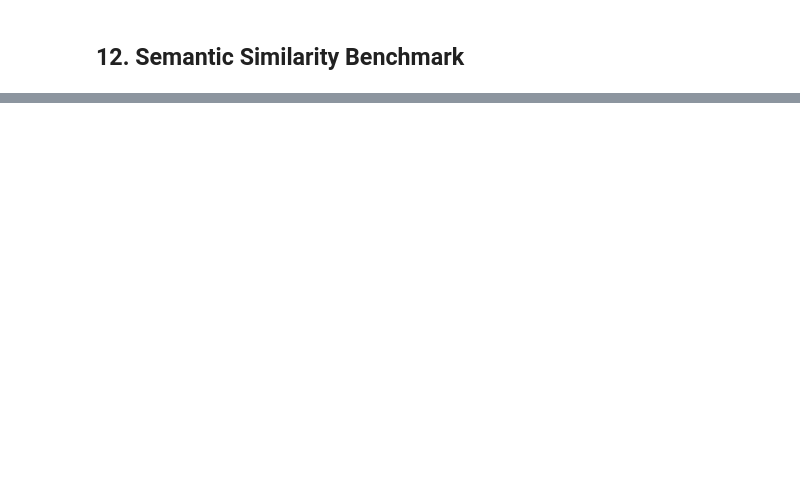
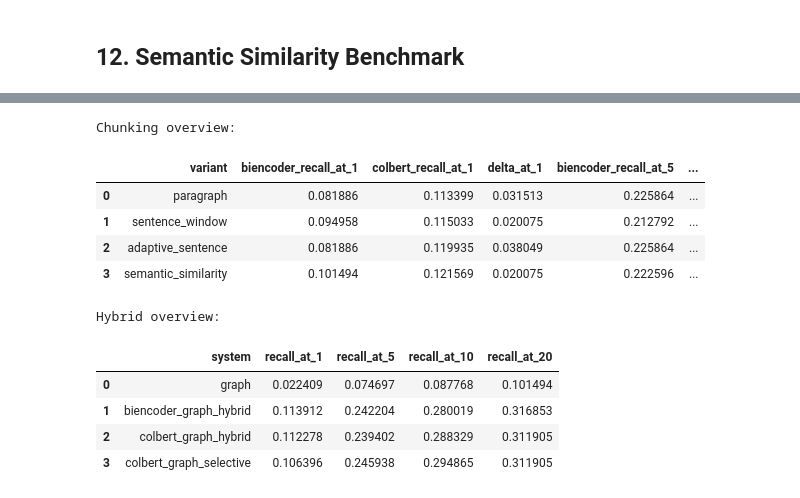
Before and after one commit to Tasselyy/1508-project, a Jupyter notebook: notebooks/run_benchmark.ipynb, the cells around one changed output, grey strips where cells are left out. Saved outputs shown, nothing was run; the diff lists cells and outputs as text; code cells hidden in the pictures; blank space fills up the shorter version.

```diff
--- a/notebooks/run_benchmark.ipynb
+++ b/notebooks/run_benchmark.ipynb
@@ -403,0 +883,49 @@ If a heavy section fails partway through, keep the partial artifacts for inspect
+# %%
+import matplotlib.pyplot as plt
+import seaborn as sns
+
+sns.set_theme(style="whitegrid")
+
+variant_rows = []
+for label in NOTEBOOK_VARIANTS:
+    if label == "paragraph":
+        summary_path = Path("results") / "summary_statistics.csv"
+    else:
+        summary_path = Path("results") / "notebook" / label / "summary_statistics.csv"
+
+    if not summary_path.exists():
+        continue
+
+    summary_df = pd.read_csv(summary_path)
+    overall = summary_df[summary_df["entity_group"] == "overall"].copy()
+
+    row = {"variant": label}
+    for _, metric_row in overall.iterrows():
+        k = int(metric_row["k"])
+        row[f"biencoder_recall_at_{k}"] = metric_row["biencoder_recall"]
+        row[f"colbert_recall_at_{k}"] = metric_row["colbert_recall"]
+        row[f"delta_at_{k}"] = metric_row["delta"]
+    variant_rows.append(row)
+
+variant_overview = pd.DataFrame(variant_rows)
+
+hybrid_compare_path = Path("results") / "notebook" / "colbert_graph_hybrid" / "hybrid_compare_overall.csv"
+hybrid_overview = pd.read_csv(hybrid_compare_path) if hybrid_compare_path.exists() else pd.DataFrame()
+
+print("Chunking overview:")
+display(variant_overview)
+print("Hybrid overview:")
+display(hybrid_overview)
+# %% [output]
+Chunking overview:
+|  | variant | biencoder_recall_at_1 | colbert_recall_at_1 | delta_at_1 | biencoder_recall_at_5 | ... |
+| 0 | paragraph | 0.081886 | 0.113399 | 0.031513 | 0.225864 | ... |
+| 1 | sentence_window | 0.094958 | 0.115033 | 0.020075 | 0.212792 | ... |
+| 2 | adaptive_sentence | 0.081886 | 0.119935 | 0.038049 | 0.225864 | ... |
+| 3 | semantic_similarity | 0.101494 | 0.121569 | 0.020075 | 0.222596 | ... |
+Hybrid overview:
+|  | system | recall_at_1 | recall_at_5 | recall_at_10 | recall_at_20 |
+| 0 | graph | 0.022409 | 0.074697 | 0.087768 | 0.101494 |
+| 1 | biencoder_graph_hybrid | 0.113912 | 0.242204 | 0.280019 | 0.316853 |
+| 2 | colbert_graph_hybrid | 0.112278 | 0.239402 | 0.288329 | 0.311905 |
+| 3 | colbert_graph_selective | 0.106396 | 0.245938 | 0.294865 | 0.311905 |
```
Also changed, not shown: parts of 34 cells of this notebook, 7 other files.
